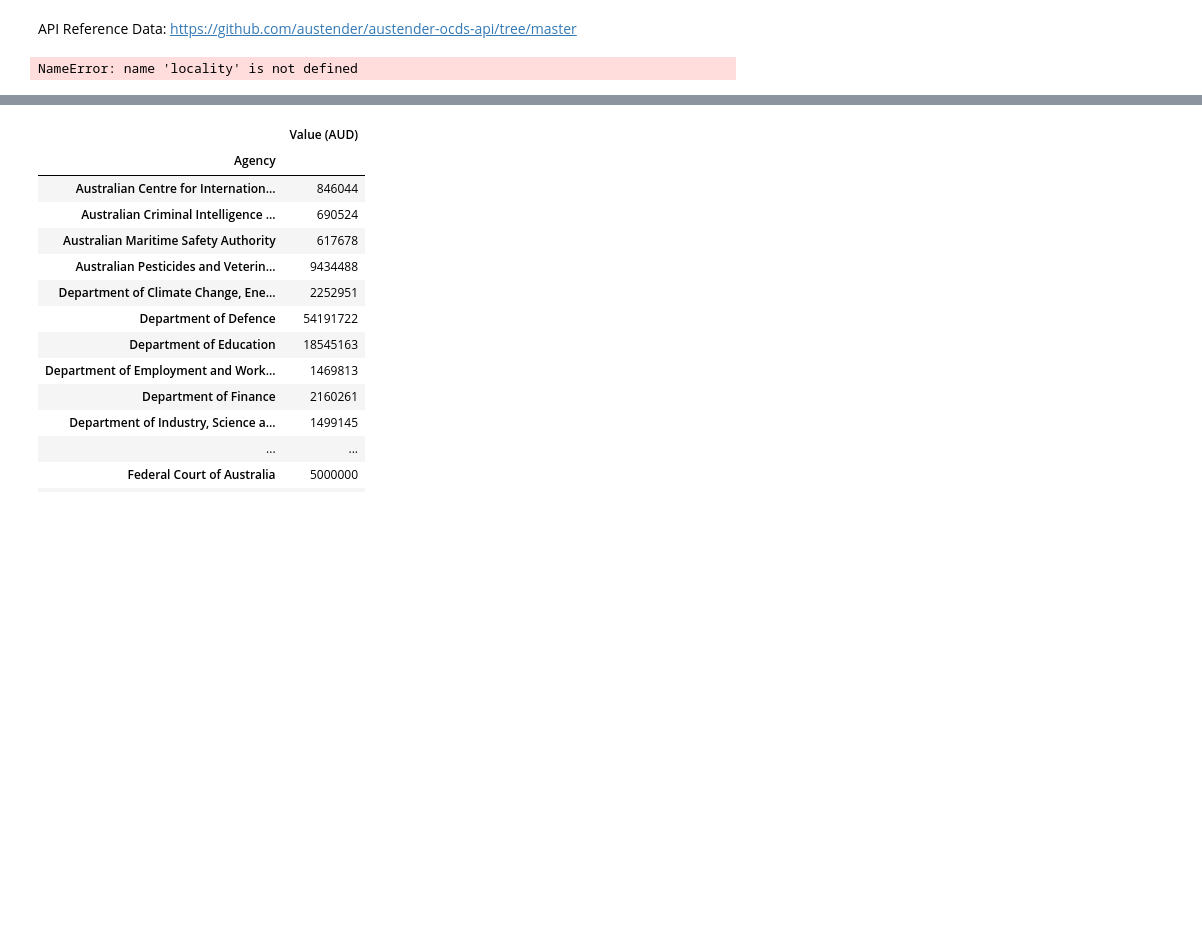
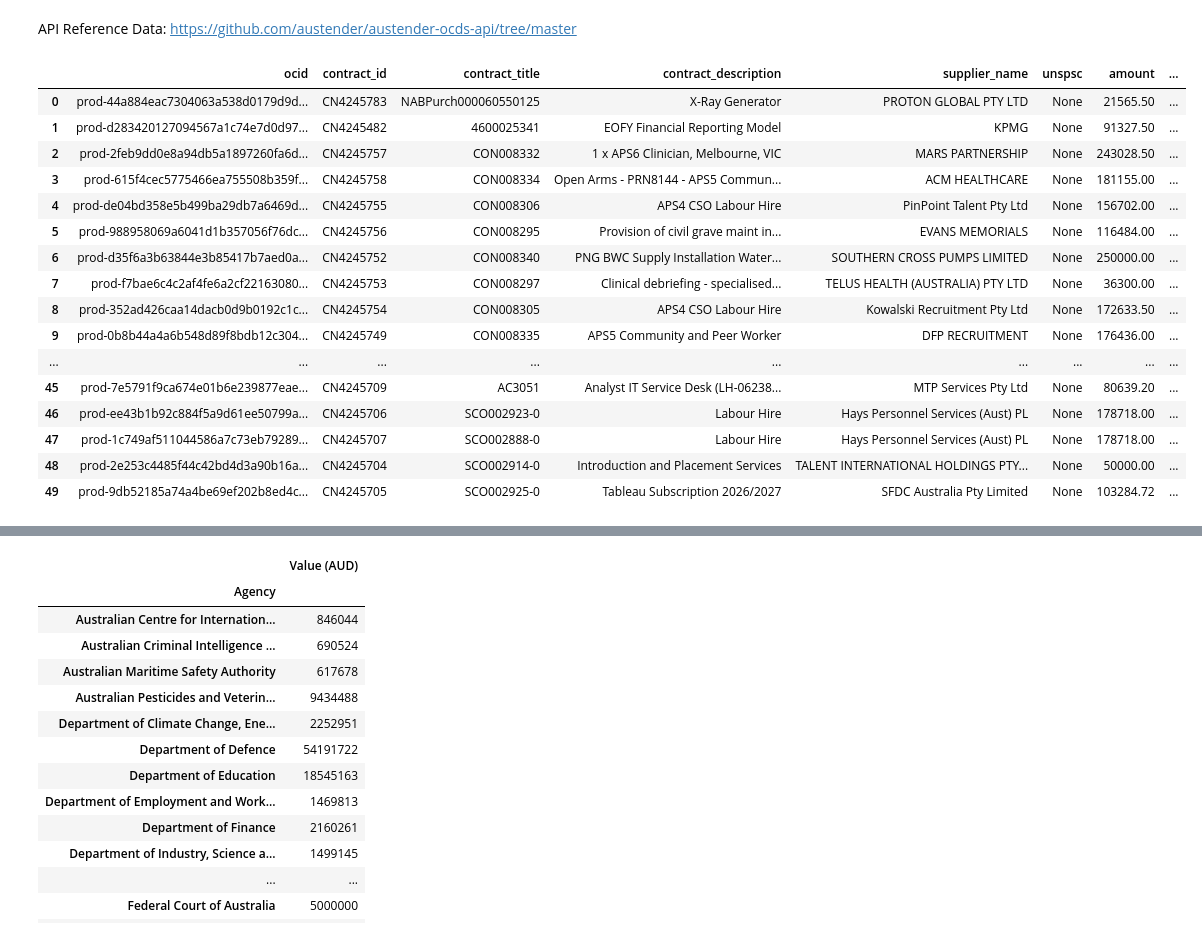
Before and after one commit to ShaunVN/Project_AusTender, a Jupyter notebook: src/source_code.ipynb, the cells around one changed output, grey strips where cells are left out. Drawn from its saved outputs; the diff is of its cells as text; code cells hidden in the pictures; blank space fills up the shorter version.

Commit message:
Supplier Name variable Fix

```diff
--- a/src/source_code.ipynb
+++ b/src/source_code.ipynb
@@ -61,44 +61,64 @@ for release in data['releases']:
         #Suppliers
         supplier_name = None
         supplier_abn = None
+        locality = None
+        region = None
+        postal = None
+        country = None
 
         if awards:
             suppliers = awards[0].get('suppliers',[])
             if suppliers:
-                suppliers_name = suppliers[0].get('name')
+                supplier_name = suppliers[0].get('name')
 
                 for p in parties:
                     if p.get('name') == supplier_name:
                         address = p.get('address',{})
                         locality = address.get('locality')
                         region = address.get('region')
                         postal = address.get('postalCode')
                         country = address.get('countryName')
                         break
 
 
         rows.append({
             'ocid':ocid,
             'contract_id':contract_id,
             'contract_title':contract_title,
             'contract_description':contract_description,
             'supplier_name':supplier_name,
             'unspsc':unspc,
             'amount':amount,
             'start_date':start_date,
             'end_date':end_date,
             'locality':locality,
             'region':region,
             'postal':postal,
             'country':country,
             'procurement_method':procurement_method,
             })
 
 
 df = pd.DataFrame(rows)
 df
 # %% [output]
-NameError: name 'locality' is not defined
+|  | ocid | contract_id | contract_title | contract_description | supplier_name | unspsc | amount | ... |
+| 0 | prod-44a884eac7304063a538d0179d9d... | CN4245783 | NABPurch000060550125 | X-Ray Generator | PROTON GLOBAL PTY LTD | None | 21565.50 | ... |
+| 1 | prod-d283420127094567a1c74e7d0d97... | CN4245482 | 4600025341 | EOFY Financial Reporting Model | KPMG | None | 91327.50 | ... |
+| 2 | prod-2feb9dd0e8a94db5a1897260fa6d... | CN4245757 | CON008332 | 1 x APS6 Clinician, Melbourne, VIC | MARS PARTNERSHIP | None | 243028.50 | ... |
+| 3 | prod-615f4cec5775466ea755508b359f... | CN4245758 | CON008334 | Open Arms - PRN8144 - APS5 Commun... | ACM HEALTHCARE | None | 181155.00 | ... |
+| 4 | prod-de04bd358e5b499ba29db7a6469d... | CN4245755 | CON008306 | APS4 CSO Labour Hire | PinPoint Talent Pty Ltd | None | 156702.00 | ... |
+| 5 | prod-988958069a6041d1b357056f76dc... | CN4245756 | CON008295 | Provision of civil grave maint in... | EVANS MEMORIALS | None | 116484.00 | ... |
+| 6 | prod-d35f6a3b63844e3b85417b7aed0a... | CN4245752 | CON008340 | PNG BWC Supply Installation Water... | SOUTHERN CROSS PUMPS LIMITED | None | 250000.00 | ... |
+| 7 | prod-f7bae6c4c2af4fe6a2cf22163080... | CN4245753 | CON008297 | Clinical debriefing - specialised... | TELUS HEALTH (AUSTRALIA) PTY LTD | None | 36300.00 | ... |
+| 8 | prod-352ad426caa14dacb0d9b0192c1c... | CN4245754 | CON008305 | APS4 CSO Labour Hire | Kowalski Recruitment Pty Ltd | None | 172633.50 | ... |
+| 9 | prod-0b8b44a4a6b548d89f8bdb12c304... | CN4245749 | CON008335 | APS5 Community and Peer Worker | DFP RECRUITMENT | None | 176436.00 | ... |
+| ... | ... | ... | ... | ... | ... | ... | ... | ... |
+| 45 | prod-7e5791f9ca674e01b6e239877eae... | CN4245709 | AC3051 | Analyst IT Service Desk (LH-06238... | MTP Services Pty Ltd | None | 80639.20 | ... |
+| 46 | prod-ee43b1b92c884f5a9d61ee50799a... | CN4245706 | SCO002923-0 | Labour Hire | Hays Personnel Services (Aust) PL | None | 178718.00 | ... |
+| 47 | prod-1c749af511044586a7c73eb79289... | CN4245707 | SCO002888-0 | Labour Hire | Hays Personnel Services (Aust) PL | None | 178718.00 | ... |
+| 48 | prod-2e253c4485f44c42bd4d3a90b16a... | CN4245704 | SCO002914-0 | Introduction and Placement Services | TALENT INTERNATIONAL HOLDINGS PTY... | None | 50000.00 | ... |
+| 49 | prod-9db52185a74a4be69ef202b8ed4c... | CN4245705 | SCO002925-0 | Tableau Subscription 2026/2027 | SFDC Australia Pty Limited | None | 103284.72 | ... |
 # %%
 import pandas as pd
 import seaborn as sns
```
